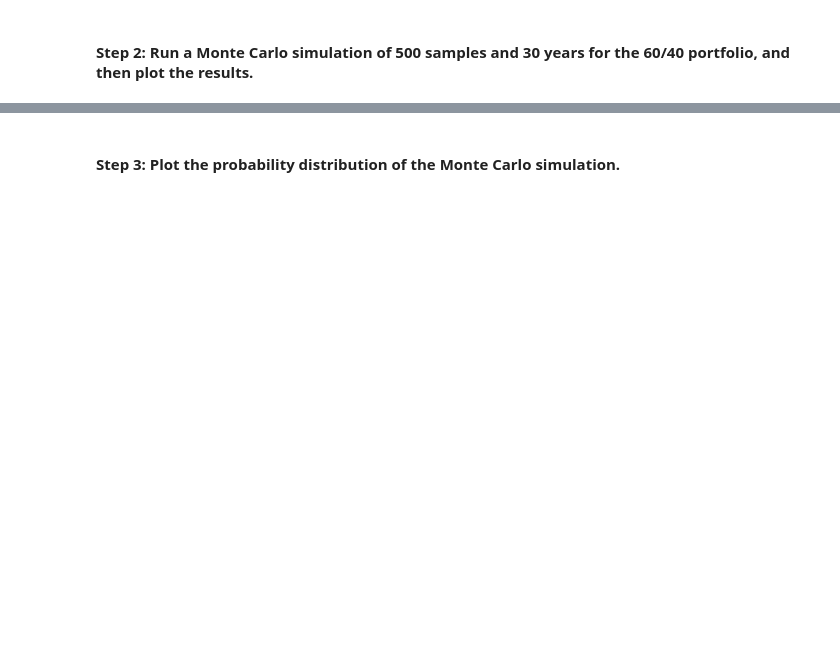
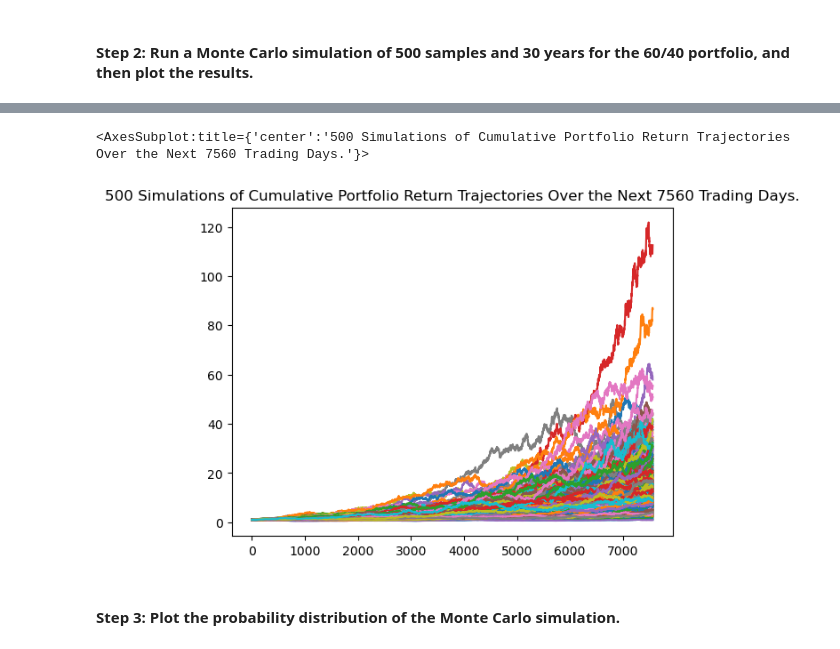
Before and after one commit to anuraggargLTI/module5_challenge, a Jupyter notebook: financial_planning_tools.ipynb, the cells around one changed output, grey strips where cells are left out. Cells and saved outputs as stored; diff of their text form; code cells hidden in the pictures; blank space fills up the shorter version.

```diff
--- a/financial_planning_tools.ipynb
+++ b/financial_planning_tools.ipynb
@@ -394,22 +427,25 @@ In this section, you’ll use the MCForecastTools library to create a Monte Carl
 # %%
 # Set start and end dates of 3 years back from your current date
 # Alternatively, you can use an end date of 2020-08-07 and work 3 years back from that date
-# YOUR CODE HERE
-# YOUR CODE HERE
+start_date=pd.Timestamp("2017-08-07",tz="America/New_York").isoformat()
+end_date=pd.Timestamp("2020-08-07",tz="America/New_York").isoformat()
 # %%
 # Use the Alpaca get_bars function to make the API call to get the 3 years worth of pricing data
 # The tickers and timeframe parameters should have been set in Part 1 of this activity
 # The start and end dates should be updated with the information set above
 # Remember to add the df property to the end of the call so the response is returned as a DataFrame
-# YOUR CODE HERE
+prices_df = alpaca.get_bars(tickers,timeframe=timeframe,
+                            start=start_date,end=end_date).df
 
 # Reorganize the DataFrame
 # Separate ticker data
-# YOUR CODE HERE
+spy_prices_df = prices_df[prices_df["symbol"]=="SPY"].drop("symbol",axis=1)
+agg_prices_df = prices_df[prices_df["symbol"]=="AGG"].drop("symbol",axis=1)
+
 
 # Concatenate the ticker DataFrames
-# YOUR CODE HERE
+combined_prices_df = pd.concat([spy_prices_df,agg_prices_df],keys=["SPY","AGG"],axis=1)
 
 # Display both the first and last five rows of the DataFrame
-# YOUR CODE HERE
-# YOUR CODE HERE
+display(combined_prices_df.head())
+display(combined_prices_df.tail())
@@ -419,7 +472,13 @@ In this section, you’ll use the MCForecastTools library to create a Monte Carl
 # Configure the Monte Carlo simulation to forecast 30 years cumulative returns
 # The weights should be split 40% to AGG and 60% to SPY.
 # Run 500 samples.
-# YOUR CODE HERE
+display(tickers)
+MC_30years = MCSimulation(
+    portfolio_data=combined_prices_df,
+    weights=[0.6,0.4],
+    num_simulation=500,
+    num_trading_days=252*30
+)
 
 # Review the simulation input data
-# YOUR CODE HERE
+MC_30years.portfolio_data.head()
@@ -429,7 +540,10 @@ In this section, you’ll use the MCForecastTools library to create a Monte Carl
 # %%
 # Visualize the 30-year Monte Carlo simulation by creating an
 # overlay line plot
-# YOUR CODE HERE
+MC_30years.plot_simulation()
+# %% [output]
+<AxesSubplot:title={'center':'500 Simulations of Cumulative Portfolio Return Trajectories Over the Next 7560 Trading Days.'}>
+[figure, added]
 # %% [markdown]
 #### Step 3: Plot the probability distribution of the Monte Carlo simulation.
 # %%
```
Also changed, not shown: parts of 36 cells of this notebook.
